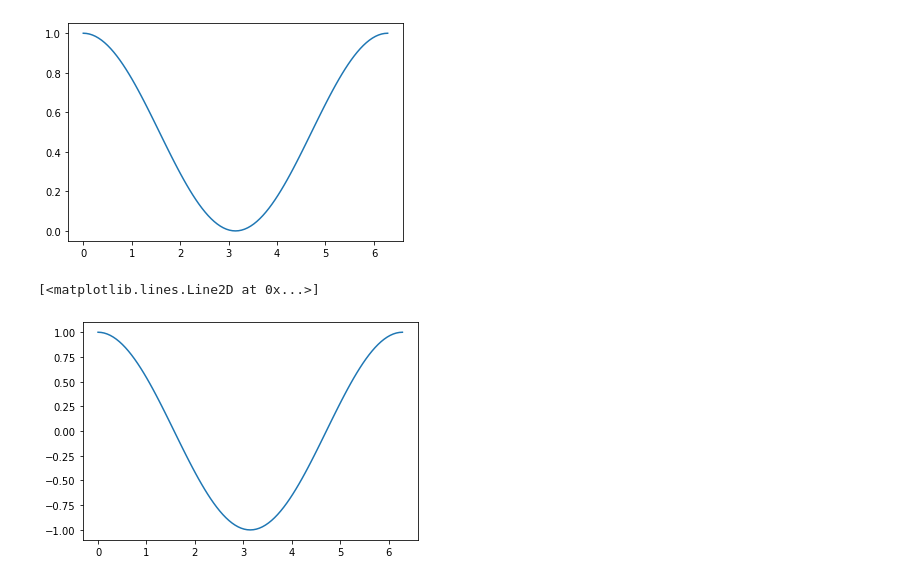
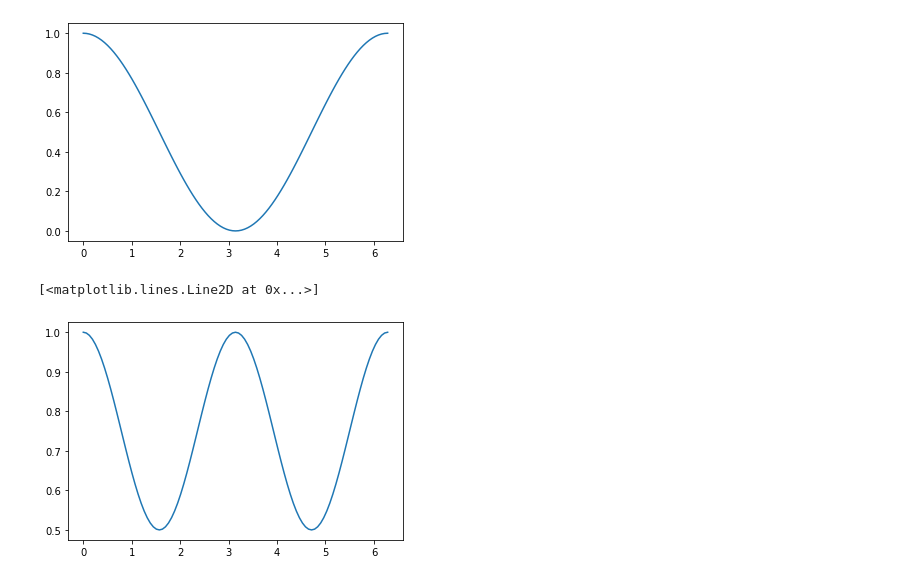
Before and after one commit to furkancimen/COT5600, a Jupyter notebook: hw2/hw2.ipynb, the cells around one changed output. Cells and saved outputs as stored; diff of their text form; code cells hidden in the pictures.

```diff
--- a/hw2/hw2.ipynb
+++ b/hw2/hw2.ipynb
@@ -63,7 +63,7 @@ for index in range(100):
 #Find probability of measuring 0 on qubit 0
 Prob0_array = []
 for state in LastState_array:
-  Prob0 = np.trace(np.dot(np.kron(P_0, Id), state))
+  Prob0= np.trace(np.dot(np.dot(state, state.T), NKron(P_0, Id)))
   Prob0_array.append(Prob0)
 
 
@@ -82,12 +82,20 @@ import matplotlib.pyplot as plt
 
 np.set_printoptions(precision=3, suppress=True)
 
+# States should be unit amplitude
+def normalize_state(state):
+  return state/LA.norm(state)
+
 def NKron(*args):
   """Calculate a Kronecker product over a variable number of inputs"""
   result = np.array([[1.0]])
   for op in args:
     result = np.kron(result, op)
   return result
+
+def rotation_matrix(theta):
+  return np.array([[cos(theta), -sin(theta)],
+                   [sin(theta), cos(theta)]])
 
 # Defien identity operator
 Id = np.eye(2)
@@ -106,40 +114,44 @@ P_0 = np.dot(Zero, Zero.T)
 P_1 = np.dot(One, One.T)
 
 # Define Hadamard opeartion
 Hadamard = 1./sqrt(2) * np.array([[1, 1],
                                   [1, -1]])
 HadamardZeroOnThree = NKron(Hadamard, Id, Id)
 
 # Define SWAP operator
 Swap = np.array([[1, 0, 0, 0],
+                 [0, 0, 1, 0],
                  [0, 1, 0, 0],
-                 [0, 0, 0, 1],
-                 [0, 0, 1, 0]])
-ControlledSwap = np.kron(np.kron(P_0, Id), Id) + np.kron(P_1, Swap)
+                 [0, 0, 0, 1]])
+ControlledSwap = NKron(P_0, Id, Id) + np.kron(P_1, Swap)
+
+# Unitary operation on 0 and applied to 2 for theta_delta
+# Define theta steps
+delta_theta = 2*pi/100
+UnitaryThreeOnThree = NKron(Id, Id, rotation_matrix(delta_theta))
 
 q1 = Zero
-def q2(theta):
-  return np.array([[cos(theta)],
-                   [sin(theta)]])
+q2 = Zero
 
 NewState = np.dot(Hadamard, Zero)
+ThreeQubitState = NKron(NewState, q1, q2)
 
 thetaVal_array = np.array(list(range(101))) * 2 * pi/100
 LastState_array = []
 
-for theta in thetaVal_array:
-  ThreeQubitState = NKron(NewState, q1, q2(theta))
+for index in thetaVal_array:
   SwapOperation = np.dot(ControlledSwap, ThreeQubitState)
   TheLastHadamardState = np.dot(HadamardZeroOnThree, SwapOperation)
   LastState_array.append(TheLastHadamardState)
+  ThreeQubitState = np.dot(UnitaryThreeOnThree, ThreeQubitState)
 
 #Find probability of measuring 0 on qubit 0
 Prob0_array = []
 for state in LastState_array:
-  Prob0 = np.trace(np.dot(NKron(P_0, Id, Id), state))
+  Prob0= np.trace(np.dot(np.dot(state, state.T), NKron(P_0, Id, Id)))
   Prob0_array.append(Prob0)
 
 plt.plot(thetaVal_array, Prob0_array)
 # %% [output]
 [<matplotlib.lines.Line2D at 0x...>]
-[figure, old version]
+[figure, new version]
```
Also changed, not shown: parts of 1 cell of this notebook.
